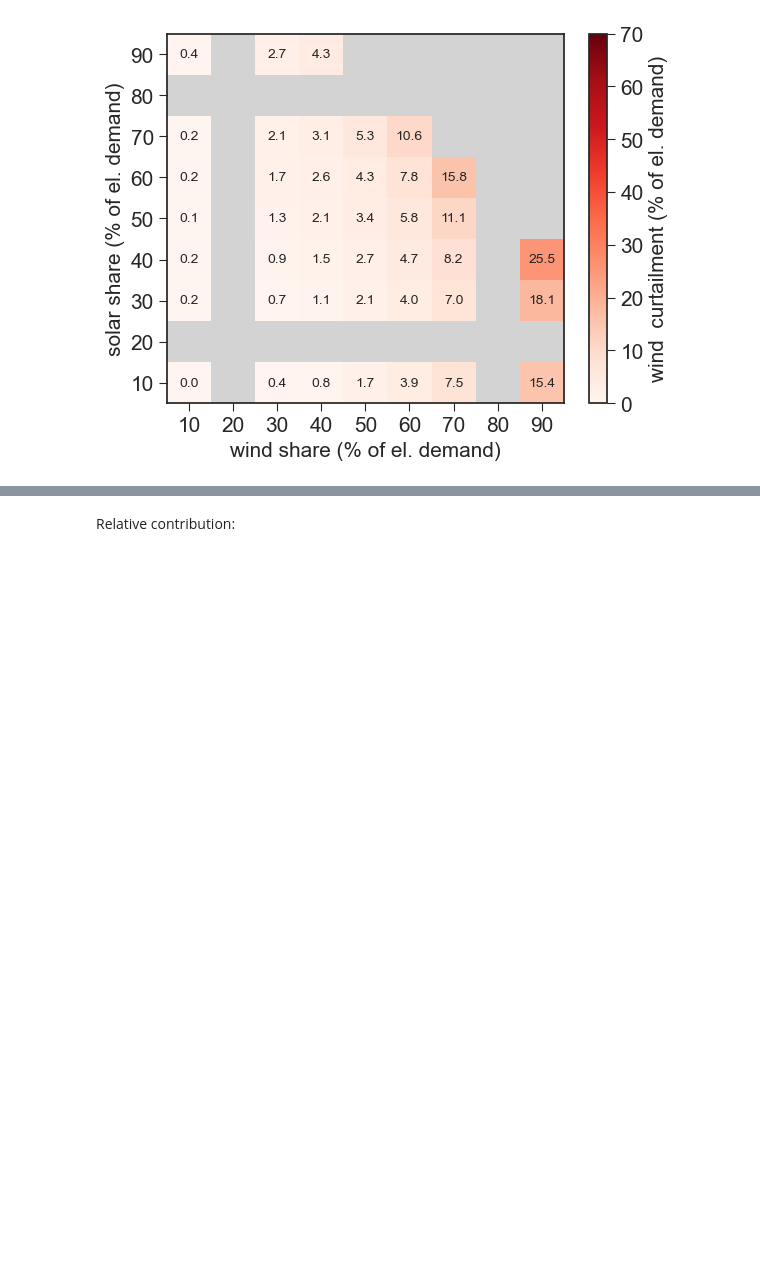
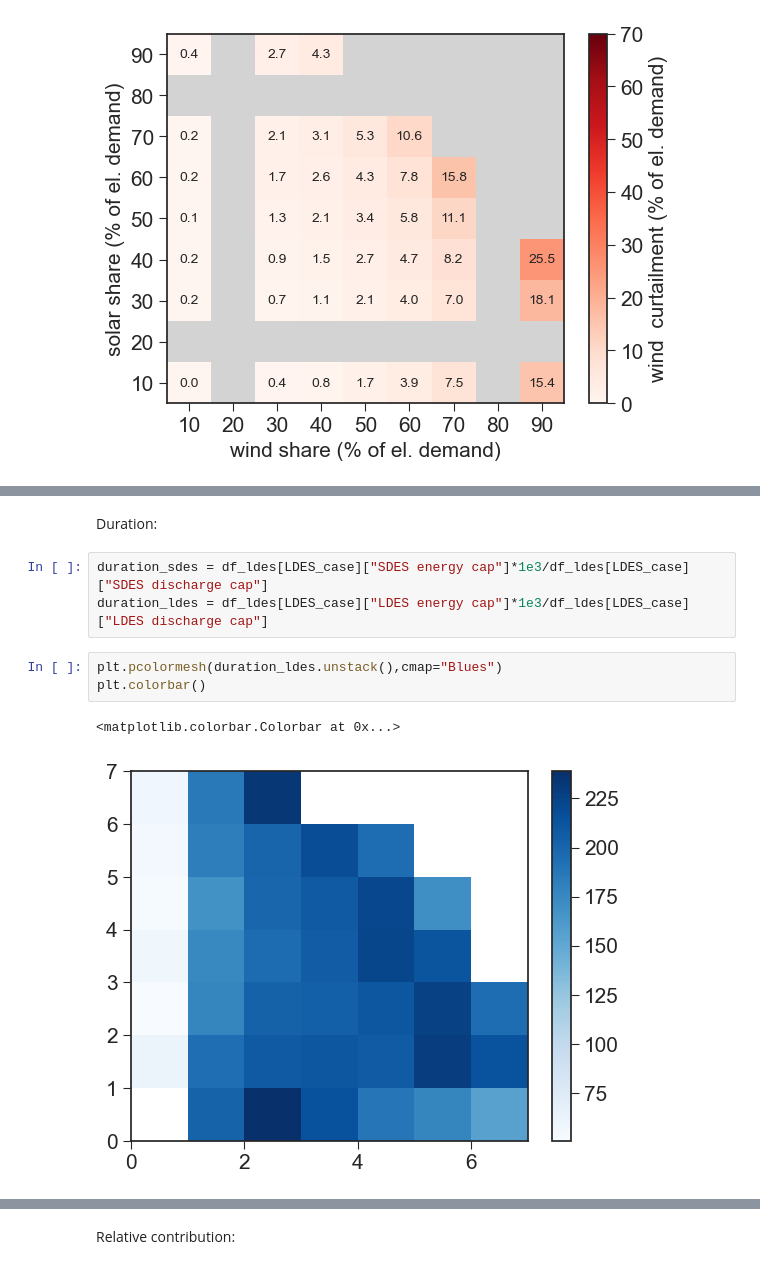
Before and after one commit to ebbekyhl/PyPSA-Eur-Curtailment-Emulator, a Jupyter notebook: test_pypsa_emulator.ipynb, the cells around one changed output, grey strips where cells are left out. Drawn from its saved outputs; the diff is of its cells as text; blank space fills up the shorter version.

```diff
--- a/test_pypsa_emulator.ipynb
+++ b/test_pypsa_emulator.ipynb
@@ -503,0 +514,11 @@ figs[LDES_case,0].savefig("figures/wind/model_wind_curtailment_LDES_case.png",
+# %% [markdown]
+Duration:
+# %%
+duration_sdes = df_ldes[LDES_case]["SDES energy cap"]*1e3/df_ldes[LDES_case]["SDES discharge cap"]
+duration_ldes = df_ldes[LDES_case]["LDES energy cap"]*1e3/df_ldes[LDES_case]["LDES discharge cap"]
+# %%
+plt.pcolormesh(duration_ldes.unstack(),cmap="Blues")
+plt.colorbar()
+# %% [output]
+<matplotlib.colorbar.Colorbar at 0x...>
+[figure, added]
```
Also changed, not shown: parts of 11 cells of this notebook, 4 other files.
